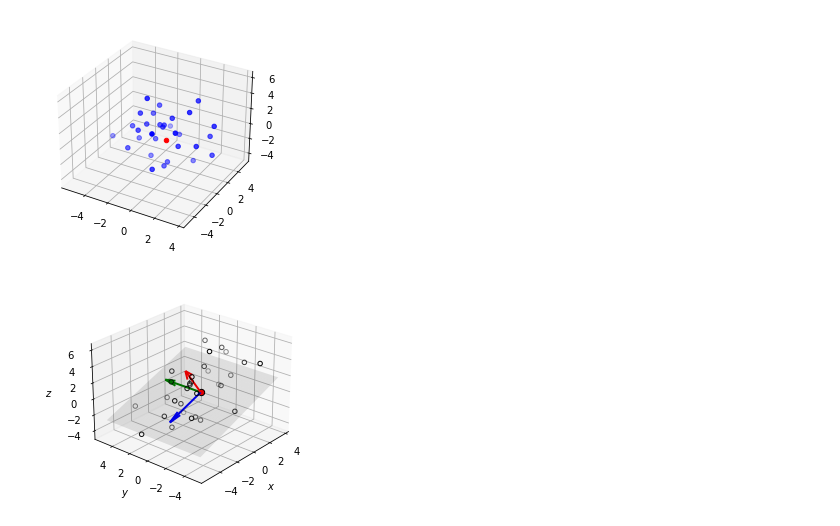
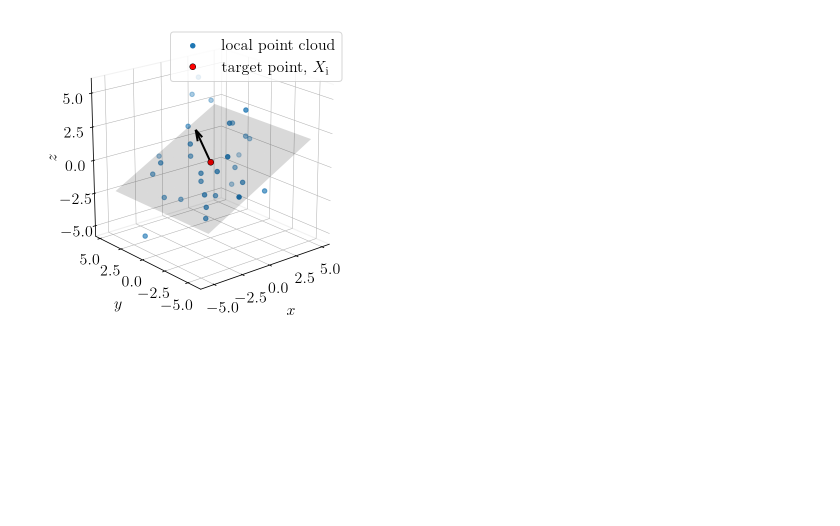
Before and after one commit to akapet00/EMF-exposure-analysis, a Jupyter notebook: playground/IEEE-J-ERM_paper/03_figure_normals.ipynb, the cells around one changed output. Cells and saved outputs as stored; diff of their text form; code cells hidden in the pictures; blank space fills up the shorter version.

```diff
--- a/playground/IEEE-J-ERM_paper/03_figure_normals.ipynb
+++ b/playground/IEEE-J-ERM_paper/03_figure_normals.ipynb
@@ -20,35 +32,42 @@ points = np.c_[x, y, z]
-# %%
-plt.figure()
-ax = plt.subplot(111, projection='3d')
-ax.scatter(x, y, z, color='b')
-ax.scatter(x_target, y_target, z_target, color='r');
-# %% [output]
-[figure, removed]
-# %%
-def PCA(data):
-    mean_data = np.mean(data, axis=0)
-    normalized_data = data - mean_data
-    H = np.dot(normalized_data.T, normalized_data)
-    eigenvector, eigenvalue, _ = np.linalg.svd(H)
-    return eigenvalue, eigenvector
 # %%
-xs = np.linspace(x.min(), x.max(), 33)
-ys = np.linspace(y.min(), y.max(), 33)
+slope = (0.5, 0.)
+pc, target = generate_random_pc(slope=slope)
+xs = np.linspace(pc[:, 0].min(), pc[:, 0].max(), 33)
+ys = np.linspace(pc[:, 1].min(), pc[:, 1].max(), 33)
 X, Y = np.meshgrid(xs, ys)
-Z = slope_x * X + slope_y * Y
+Z = slope[0] * X + slope[1] * Y
 
 eigenvalue, eigenvector = PCA(np.c_[X.ravel(), Y.ravel(), Z.ravel()])
 n = eigenvector[:, np.where(eigenvalue == eigenvalue.min())[0]]
 # %%
-plt.figure()
-ax = plt.subplot(111, projection='3d')
-ax.scatter(x, y, z, ec='k', fc='None', zorder=0)
-ax.scatter(x_target, y_target, z_target, ec='k', fc='r', s=40, zorder=0)
-ax.quiver(x_target, y_target, z_target, *n, normalize=True, color='r', lw=2, length=4, zorder=1)
-ax.quiver(x_target, y_target, z_target, *evecs[:, 0], normalize=True, color='g', lw=2, length=4, zorder=1)
-ax.quiver(x_target, y_target, z_target, *evecs[:, 1], normalize=True, color='b', lw=2, length=4, zorder=1)
-ax.plot_surface(X,Y,Z, color='k', alpha=0.1)
-ax.set(xlabel='$x$', ylabel='$y$', zlabel='$z$')
-ax.view_init(25, -140)
+fig_config(latex=True, text_size=16, scaler=1.5, line_width=2)
+fig = plt.figure()
+ax = plt.axes(projection ='3d')
+
+ax.scatter(*pc.T, label='local point cloud', zorder=0)
+ax.plot(*target, 'ro', ms=6, label='target point, $X_\\text{i}$', zorder=4)
+ax.plot_surface(X, Y, Z, color='k', ec='none', alpha=0.15)
+ax.quiver(*target, *n, normalize=True, color='k', length=3, zorder=1)
+#ax.quiver(*target, *eigenvector[:, 0], normalize=True, color='k', length=3, zorder=1)
+#ax.quiver(*target, *eigenvector[:, 1], normalize=True, color='k', length=3, zorder=1)
+
+ax.set(xlabel='$x$', ylabel='$y$')
+ax.zaxis.set_rotate_label(False)
+ax.set_zlabel('$z$', rotation=90)
+ax.xaxis.pane.fill = False
+ax.yaxis.pane.fill = False
+ax.zaxis.pane.fill = False
+ax.xaxis.labelpad = 10
+ax.yaxis.labelpad = 10
+ax.zaxis.labelpad = 5
+ax.view_init(20, -130)
+ax.set_box_aspect([1, 1, 1])
+ax = set_axes_equal(ax)
+ax.legend(loc='upper right')
+fig.tight_layout()
+
+# save figure
+#fname = os.path.join('figures', 'normals')
+#save_fig(fig, fname=fname, formats=['png'])
 # %% [output]
-[figure, old version]
+[figure, new version]
```
Also changed, not shown: parts of 4 cells of this notebook.
